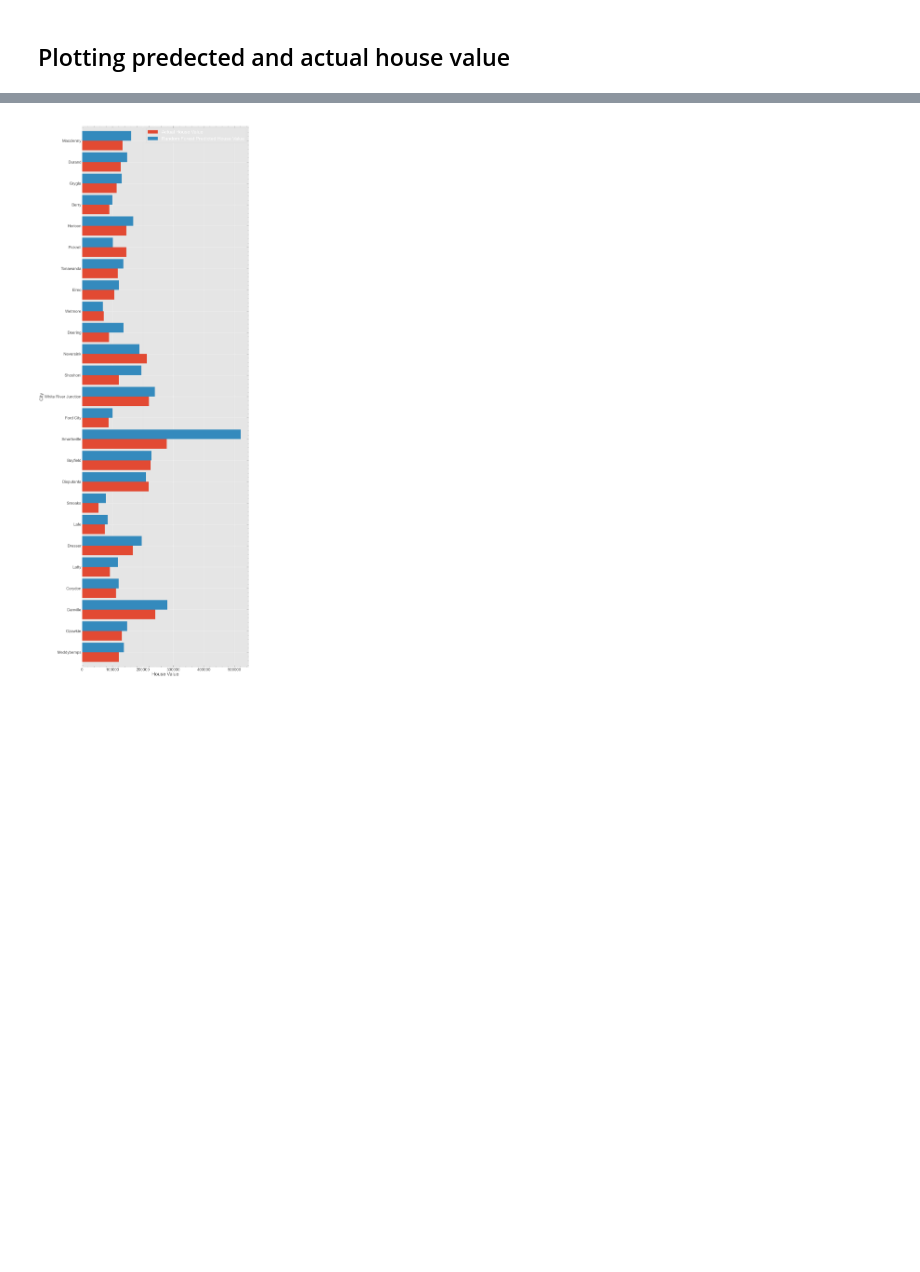
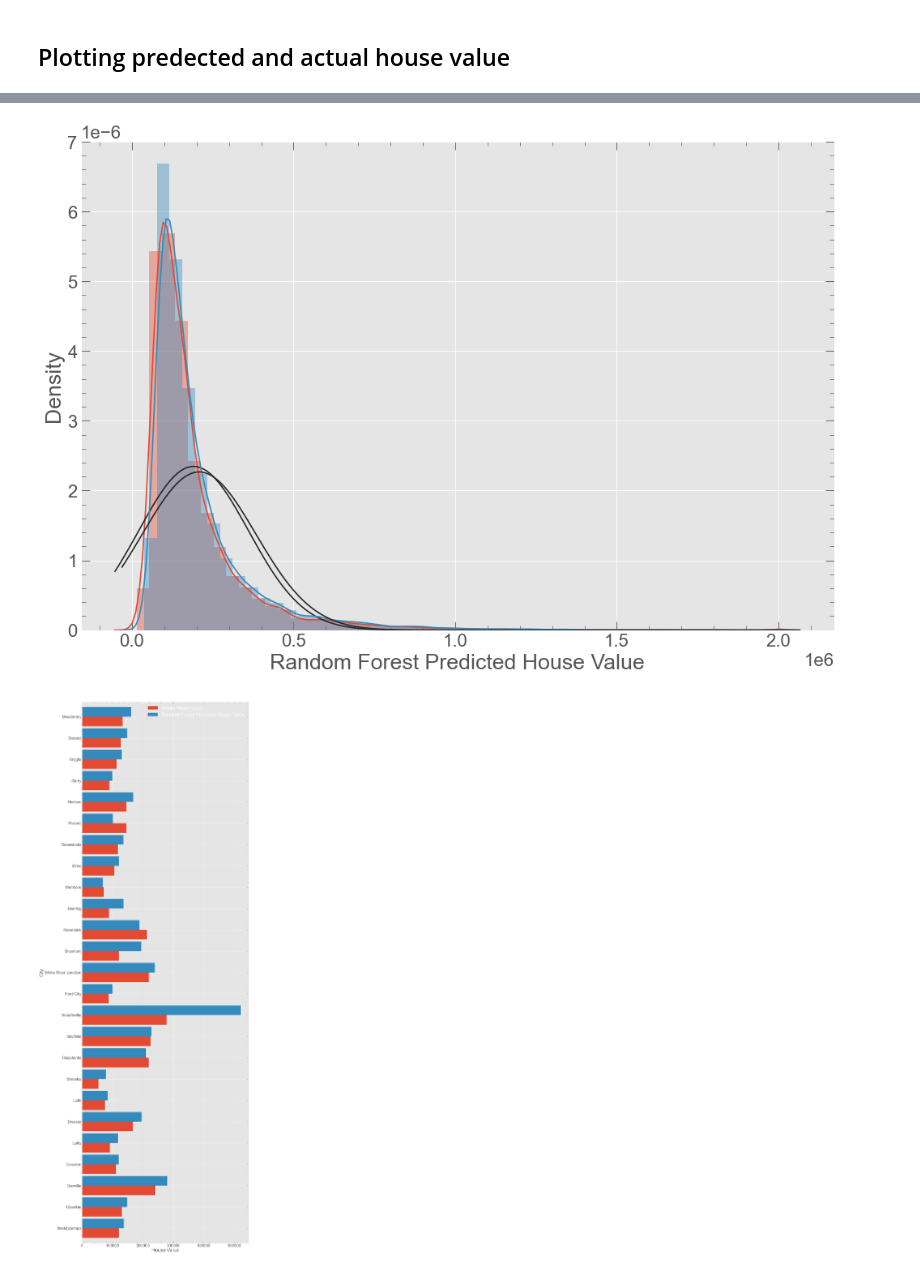
Before and after one commit to pandeysudip/housing-price, a Jupyter notebook: model_building.ipynb, the cells around one changed output, grey strips where cells are left out. Cells and saved outputs as stored; diff of their text form; code cells hidden in the pictures; blank space fills up the shorter version.

```diff
--- a/model_building.ipynb
+++ b/model_building.ipynb
@@ -786,3 +805,11 @@ rcParams['ytick.minor.visible'] = True
+# %%
+warnings.filterwarnings("ignore")
+sns.distplot(house_value_2017['Actual House Value'], fit=stats.norm)
+sns.distplot(house_value_2017['Random Forest Predicted House Value'],
+             fit=stats.norm)
+plt.show()
+# %% [output]
+[figure, added]
 # %%
 #grouing it by city and plotting bar plot
 house=house_value_2017.reset_index()
```
Also changed, not shown: parts of 3 cells of this notebook, 2 other files.
